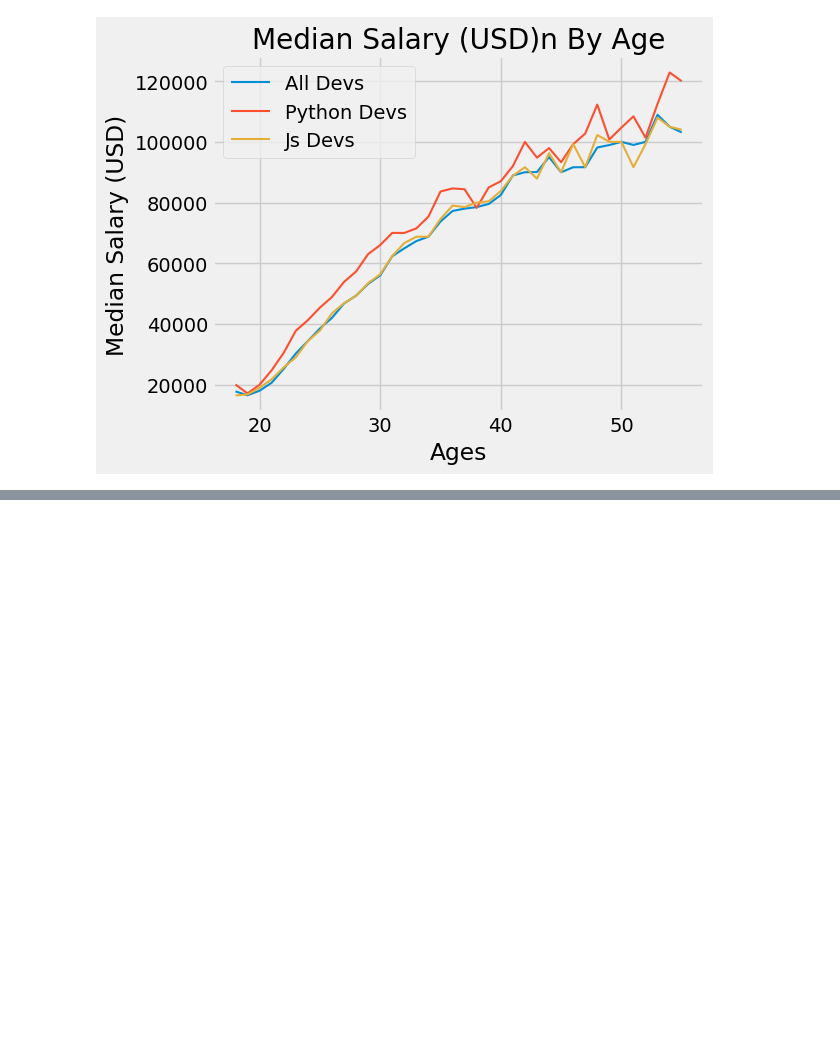
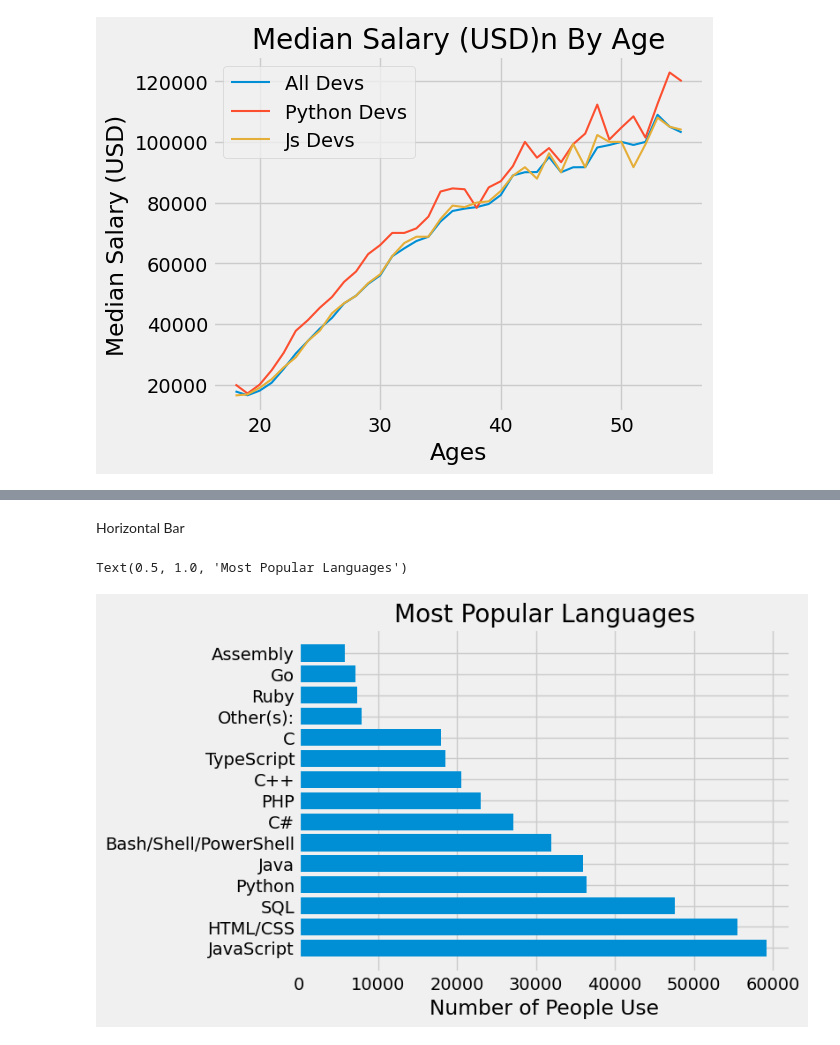
Before and after one commit to touhid-sovon/machine_learning, a Jupyter notebook: matplotlib_tutorial.ipynb, the cells around one changed output, grey strips where cells are left out. Drawn from its saved outputs; the diff is of its cells as text; code cells hidden in the pictures; blank space fills up the shorter version.

```diff
--- a/matplotlib_tutorial.ipynb
+++ b/matplotlib_tutorial.ipynb
@@ -216,0 +355,12 @@ plt.show()
+# %% [markdown]
+Horizontal Bar
+# %%
+# plotting the data
+plt.barh(languages,popularity)
+
+#plt.ylabel('Programming Languages')
+plt.xlabel('Number of People Use')
+plt.title('Most Popular Languages')
+# %% [output]
+Text(0.5, 1.0, 'Most Popular Languages')
+[figure, added]
```
Also changed, not shown: parts of 74 cells of this notebook.
